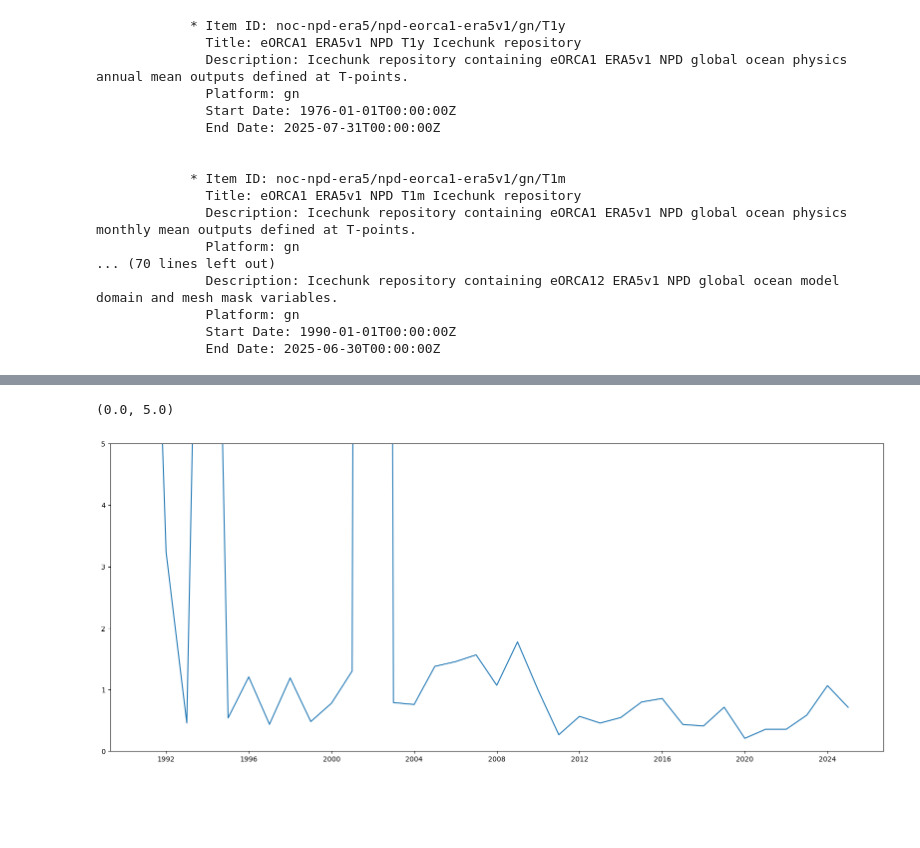
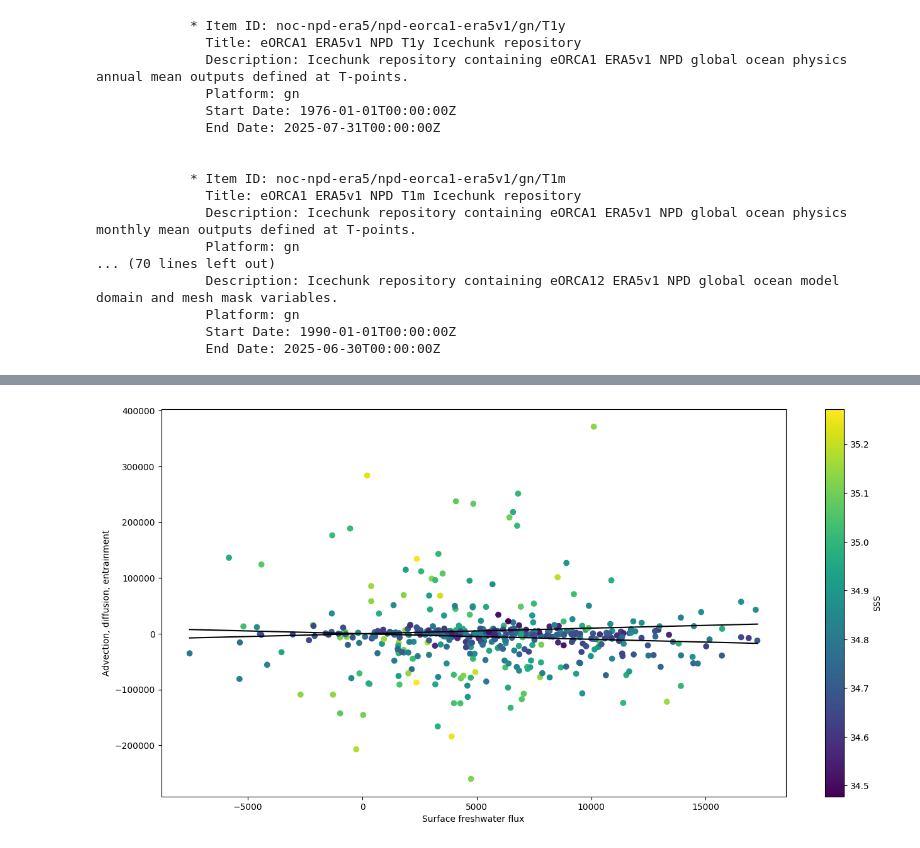
Before and after one commit to Tom-A-H/All-Code-, a Jupyter notebook: Hillary/BUDGET ANALYSIS/Freshwater Budget first attempt/MLD Freshwater Budget.ipynb, the cells around one changed output, grey strips where cells are left out. Cells and saved outputs as stored; diff of their text form; code cells hidden in the pictures; blank space fills up the shorter version.

```diff
--- a/Hillary/BUDGET ANALYSIS/Freshwater Budget first attempt/MLD Freshwater Budget.ipynb
+++ b/Hillary/BUDGET ANALYSIS/Freshwater Budget first attempt/MLD Freshwater Budget.ipynb
@@ -292,12 +190,19 @@ Text(0, 0.5, '(W)')
-# %%
-magnitude_ratios_annual = abs(Q_annual) / abs(advection_annual)
-
-# Magnitude Ratios
-
-fig, ax = plt.subplots(figsize = (20, 8))
-ax.plot(magnitude_ratios_annual['time_counter'], magnitude_ratios_annual)
-# ax.set_xlim(np.datetime64('1996-01-01'), np.datetime64('2000-12-01'))
-ax.set_ylim(0, 5)
-# %% [output]
-(0.0, 5.0)
-[figure, removed]
+# %%
+# Josey and Sinha Plot
+
+fig, ax = plt.subplots(figsize = (16, 8))
+
+plt.scatter(surface_flux.values, residuals.values, c = SSSvals, cmap = 'viridis')
+plt.xlabel('Surface freshwater flux')
+plt.ylabel('Advection, diffusion, entrainment')
+
+xmin = surface_flux.min().item()
+xmax = surface_flux.max().item()
+x = np.linspace(xmin, xmax, 100)
+plt.plot(x, x, color = 'k')
+plt.plot(x, -x, color = 'k')
+plt.colorbar(ax = ax, label = ('SSS'))
+
+plt.show()
+# %% [output]
+[figure, added]
```
Also changed, not shown: parts of 18 cells of this notebook, 12 other files.
